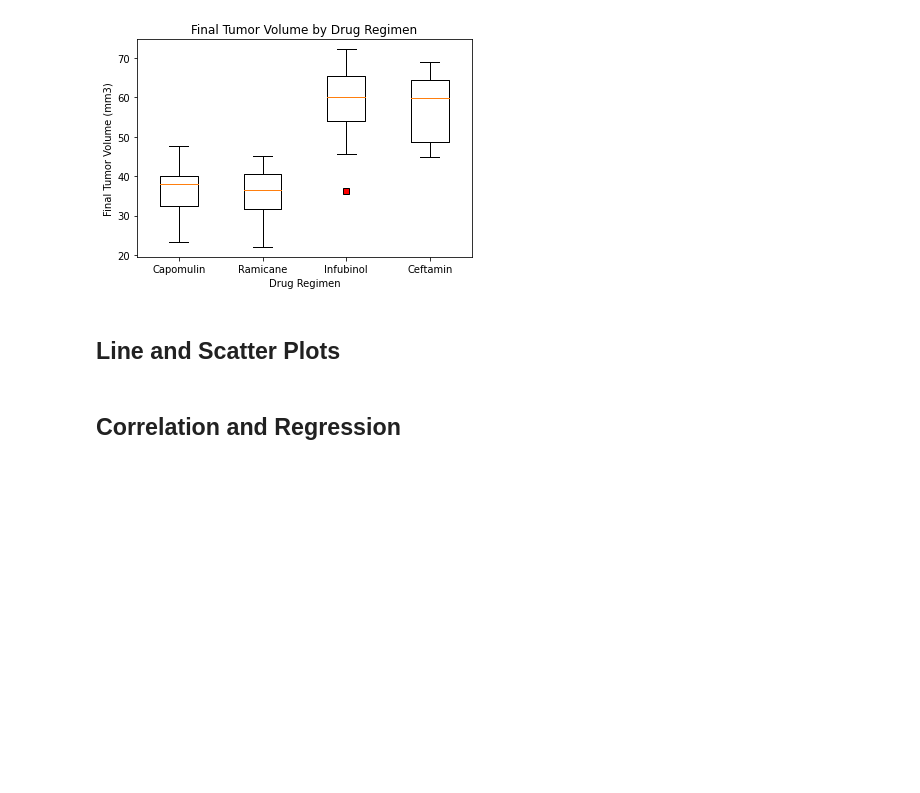
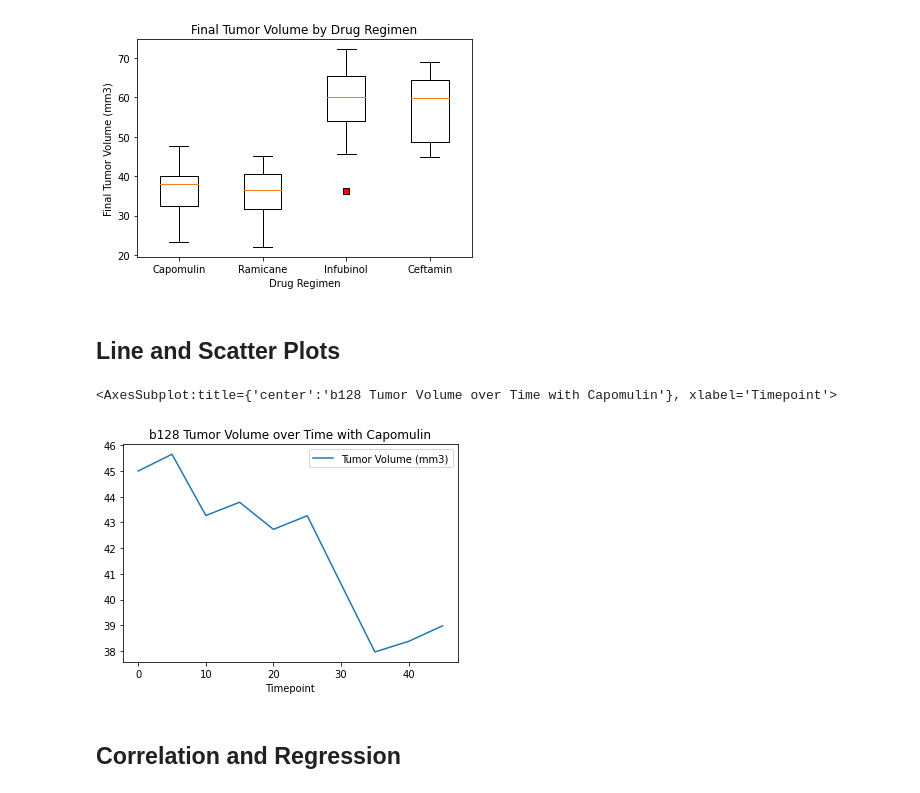
Before and after one commit to grand42/Drug_Treatment_Study, a Jupyter notebook: pymaceuticals.ipynb, the cells around one changed output. Saved outputs shown, nothing was run; the diff lists cells and outputs as text; code cells hidden in the pictures; blank space fills up the shorter version.

Commit message:
Add line graph

```diff
--- a/pymaceuticals.ipynb
+++ b/pymaceuticals.ipynb
@@ -251,3 +249,13 @@ plt.xticks([1, 2, 3, 4], treatments)
+# %%
+# Generate a line plot of tumor volume vs. time point for a mouse treated with Capomulin
+Capo_Mouse = mouse_data.loc[(mouse_data["Drug Regimen"]== "Capomulin")]
+Mouse = Capo_Mouse.loc[(Capo_Mouse['Mouse ID']==Capo_Mouse['Mouse ID'].unique()[0])]
+Capomulin_Mouse = Mouse[["Timepoint", 'Tumor Volume (mm3)']]
+Capomulin_Mouse=Capomulin_Mouse.set_index('Timepoint')
+Capomulin_Mouse.plot(kind='line', title=f"{Capo_Mouse['Mouse ID'].unique()[0]} Tumor Volume over Time with Capomulin")
+# %% [output]
+<AxesSubplot:title={'center':'b128 Tumor Volume over Time with Capomulin'}, xlabel='Timepoint'>
+[figure, added]
 # %%
 # Generate a scatter plot of average tumor volume vs. mouse weight for the Capomulin regimen
 # %% [markdown]
```
Also changed, not shown: parts of 1 cell of this notebook.
